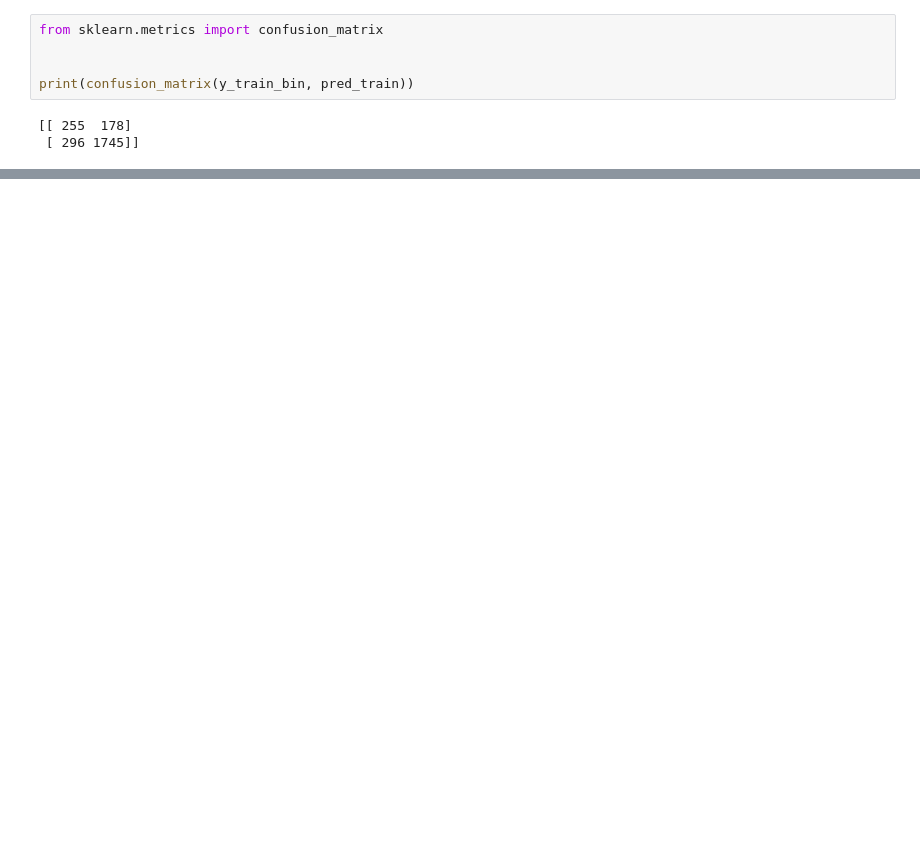
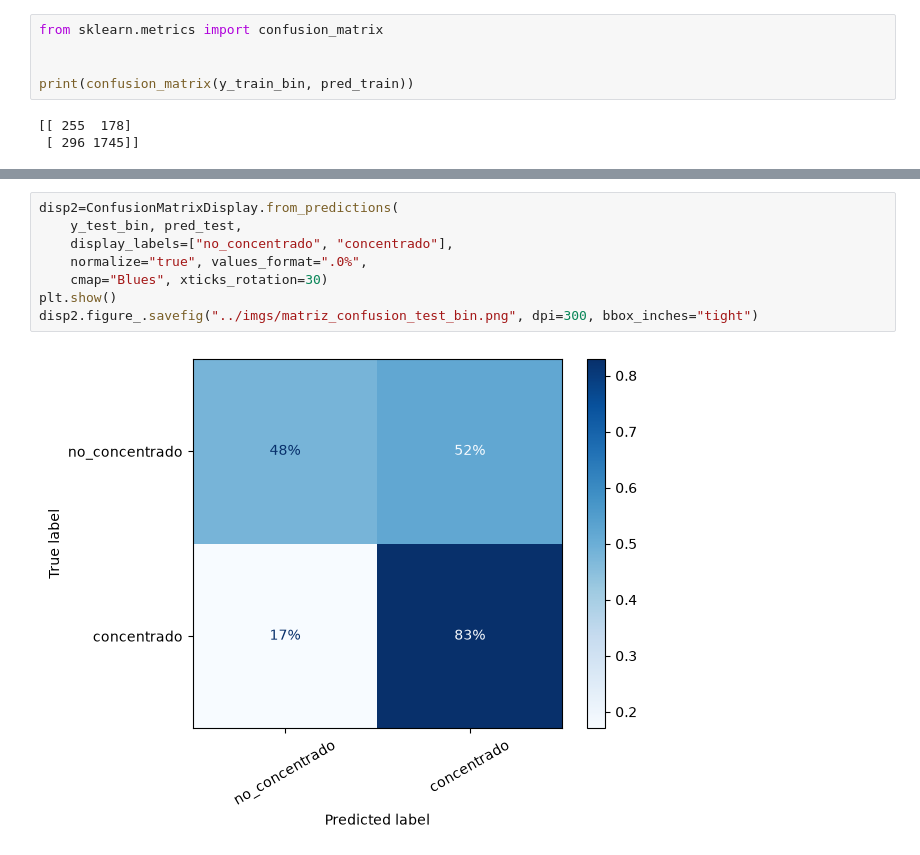
Before and after one commit to PaulitaLull/MLproject, a Jupyter notebook: notebooks/main_binario.ipynb, the cells around one changed output, grey strips where cells are left out. Saved outputs shown, nothing was run; the diff lists cells and outputs as text; blank space fills up the shorter version.

```diff
--- a/proyecto_sort/main_binario.ipynb
+++ b/notebooks/main_binario.ipynb
@@ -562,2 +599,12 @@ no_concentracion       0.37      0.48      0.42       108
 
 f1_macro   : 0.638
+# %%
+disp2=ConfusionMatrixDisplay.from_predictions(
+    y_test_bin, pred_test,
+    display_labels=["no_concentrado", "concentrado"],
+    normalize="true", values_format=".0%",
+    cmap="Blues", xticks_rotation=30)
+plt.show()
+disp2.figure_.savefig("../imgs/matriz_confusion_test_bin.png", dpi=300, bbox_inches="tight")
+# %% [output]
+[figure, added]
```
Also changed, not shown: parts of 14 cells of this notebook, 26 other files.
